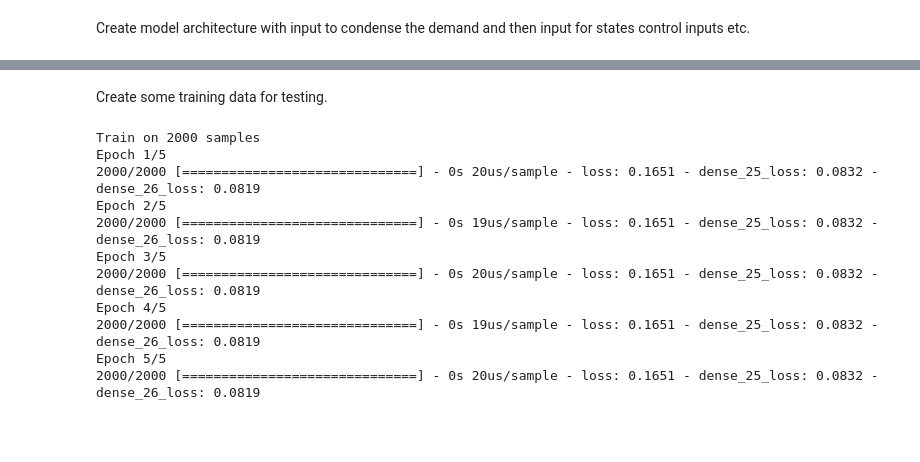
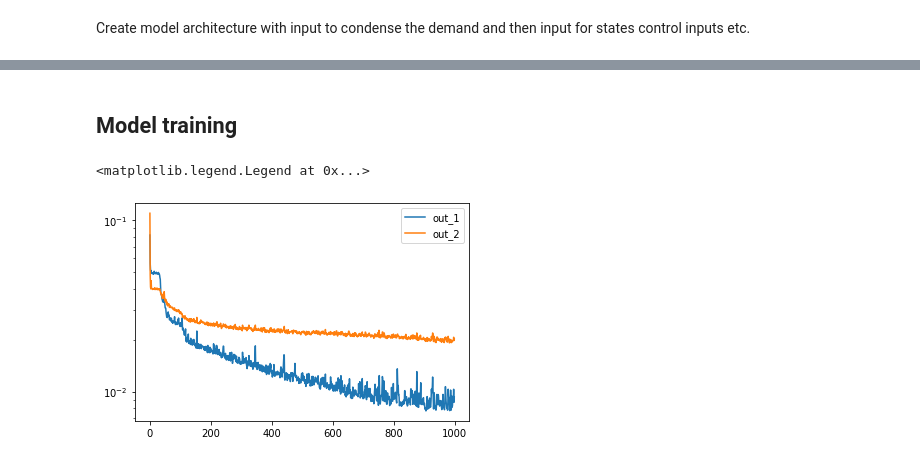
Before and after one commit to 4flixt/2019_WNTR_Surrogate_Model, a Jupyter notebook: Surrogate_Model/DNN_woClustering/DNN_woClustering_test.ipynb, the cells around one changed output, grey strips where cells are left out. Drawn from its saved outputs; the diff is of its cells as text; code cells hidden in the pictures; blank space fills up the shorter version.

Commit message:
Testing DNN without Clustering

```diff
--- a/Surrogate_Model/DNN_woClustering/DNN_woClustering_test.ipynb
+++ b/Surrogate_Model/DNN_woClustering/DNN_woClustering_test.ipynb
@@ -24,0 +170,10 @@ out_other = tf.keras.layers.Dense(5)(interm_other)
+# %%
+UnitNorm_cons = tf.keras.constraints.UnitNorm(axis=1)
+minmax_cons = tf.keras.constraints.MinMaxNorm(
+    min_value=0, max_value=1.0, rate=1.0, axis=1
+)
+nonneg_cons = tf.keras.constraints.NonNeg()
+nonnegunit_cons =  nonnegUnitNorm(axis=1)
+
+l1_penalty = tf.keras.regularizers.l1(l=0.001)
+l2_penalty = tf.keras.regularizers.l2(l=0.1)
@@ -25,2 +216,2 @@ out_other = tf.keras.layers.Dense(5)(interm_other)
 # %%
-model = tf.keras.Model(inputs=[in_demand, in_other], outputs=[out_pressure,out_other])
+model = tf.keras.Model(inputs=[tf_in_1, tf_in_2], outputs=[tf_out_1,tf_out_2])
@@ -47,5 +218,3 @@ ________________________________________________________________________________
 # %%
 optim = tf.keras.optimizers.Adam(learning_rate=0.001, beta_1=0.9, beta_2=0.999, amsgrad=False)
 model.compile(optimizer=optim, loss='mse')
-# %% [markdown]
-Create some training data for testing.
@@ -60,17 +221,15 @@ other_out = np.random.rand(n_data, 5)
-# %%
-history = model.fit([demand_in, other_in],
-                    [pressure_out, other_out],
-                    batch_size=100,
-                    epochs=5)
-# %% [output]
-Train on 2000 samples
-Epoch 1/5
-2000/2000 [==============================] - 0s 20us/sample - loss: 0.1651 - dense_25_loss: 0.0832 - dense_26_loss: 0.0819
-Epoch 2/5
-2000/2000 [==============================] - 0s 19us/sample - loss: 0.1651 - dense_25_loss: 0.0832 - dense_26_loss: 0.0819
-Epoch 3/5
-2000/2000 [==============================] - 0s 20us/sample - loss: 0.1651 - dense_25_loss: 0.0832 - dense_26_loss: 0.0819
-Epoch 4/5
-2000/2000 [==============================] - 0s 19us/sample - loss: 0.1651 - dense_25_loss: 0.0832 - dense_26_loss: 0.0819
-Epoch 5/5
-2000/2000 [==============================] - 0s 20us/sample - loss: 0.1651 - dense_25_loss: 0.0832 - dense_26_loss: 0.0819
+# %% [markdown]
+## Model training
+# %%
+%%capture
+history = model.fit([nn_input_scaled['1'], nn_input_scaled['2']],
+                    [nn_output_scaled['1'], nn_output_scaled['2']],
+                    batch_size=50,
+                    epochs=1000)
+# %%
+plt.semilogy(history.epoch,history.history['out_1_loss'], label='out_1')
+plt.semilogy(history.epoch,history.history['out_2_loss'], label='out_2')
+plt.legend()
+# %% [output]
+<matplotlib.legend.Legend at 0x...>
+[figure, added]
```
Also changed, not shown: parts of 34 cells of this notebook.
